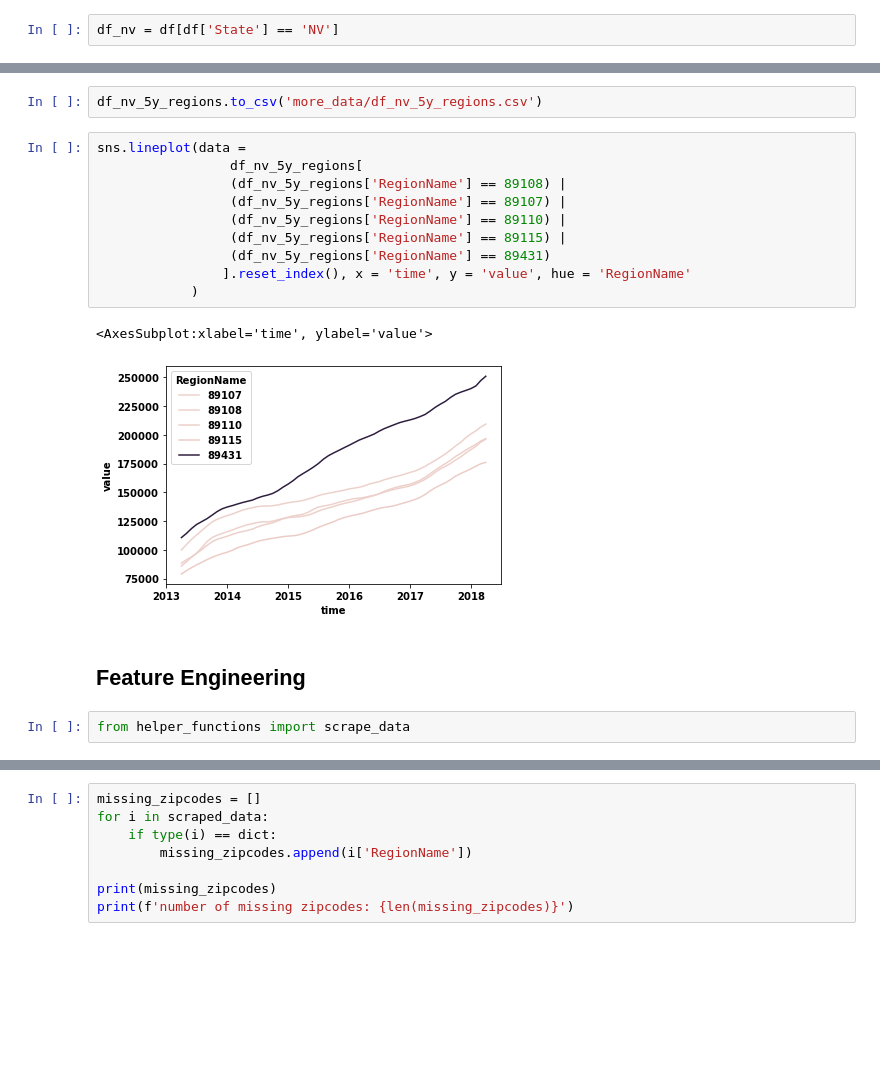
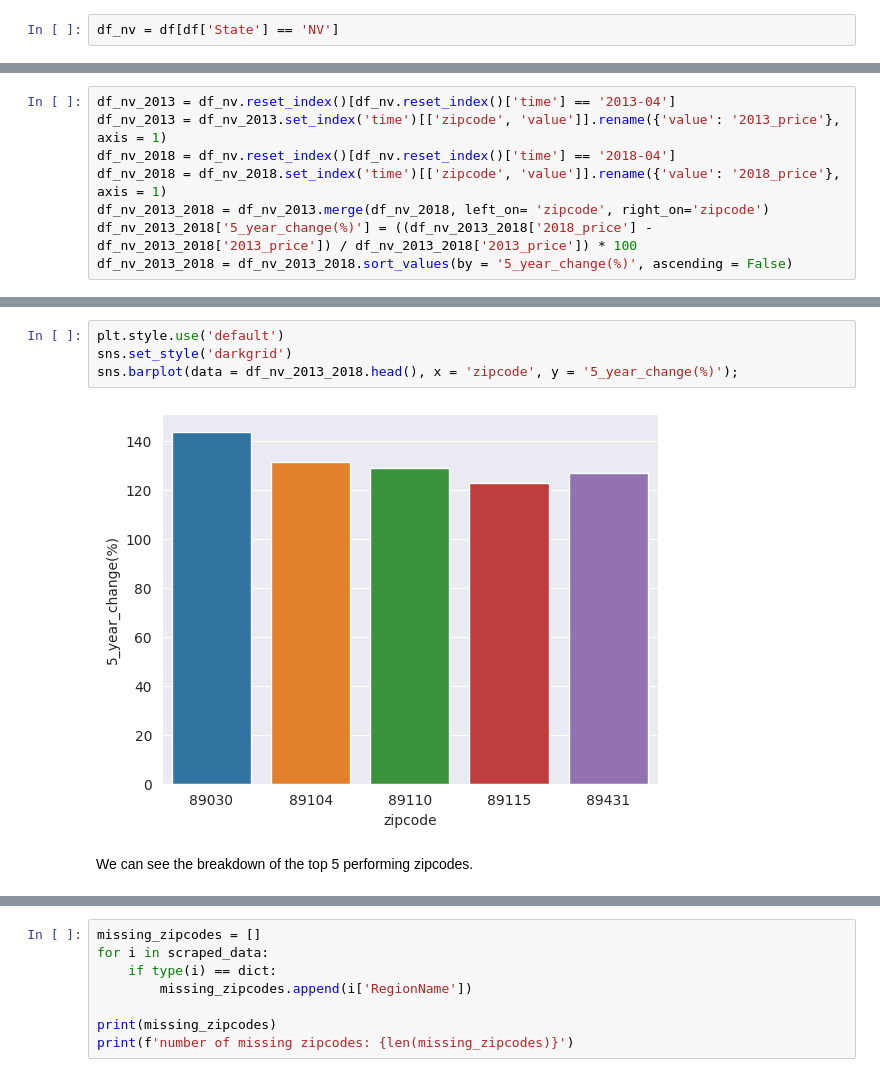
Before and after one commit to AbsIbs/nevada_time_series, a Jupyter notebook: main.ipynb, the cells around one changed output, grey strips where cells are left out. Drawn from its saved outputs; the diff is of its cells as text; blank space fills up the shorter version.

```diff
--- a/main.ipynb
+++ b/main.ipynb
@@ -344,0 +313,8 @@ df_nv_2013_2018['5_year_change(%)'] = ((df_nv_2013_2018['2018_price'] - df_nv_20
+# %%
+df_nv_2013 = df_nv.reset_index()[df_nv.reset_index()['time'] == '2013-04']
+df_nv_2013 = df_nv_2013.set_index('time')[['zipcode', 'value']].rename({'value': '2013_price'}, axis = 1)
+df_nv_2018 = df_nv.reset_index()[df_nv.reset_index()['time'] == '2018-04']
+df_nv_2018 = df_nv_2018.set_index('time')[['zipcode', 'value']].rename({'value': '2018_price'}, axis = 1)
+df_nv_2013_2018 = df_nv_2013.merge(df_nv_2018, left_on= 'zipcode', right_on='zipcode')
+df_nv_2013_2018['5_year_change(%)'] = ((df_nv_2013_2018['2018_price'] - df_nv_2013_2018['2013_price']) / df_nv_2013_2018['2013_price']) * 100
+df_nv_2013_2018 = df_nv_2013_2018.sort_values(by = '5_year_change(%)', ascending = False)
@@ -362,19 +339,8 @@ df_nv_5y_regions.head()
-# %%
-df_nv_5y_regions.to_csv('more_data/df_nv_5y_regions.csv')
-# %%
-sns.lineplot(data =
-                 df_nv_5y_regions[
-                 (df_nv_5y_regions['RegionName'] == 89108) |
-                 (df_nv_5y_regions['RegionName'] == 89107) |
-                 (df_nv_5y_regions['RegionName'] == 89110) |
-                 (df_nv_5y_regions['RegionName'] == 89115) |
-                 (df_nv_5y_regions['RegionName'] == 89431)
-                ].reset_index(), x = 'time', y = 'value', hue = 'RegionName'
-            )
-# %% [output]
-<AxesSubplot:xlabel='time', ylabel='value'>
-[figure, removed]
-# %% [markdown]
-## **Feature Engineering**
-# %%
-from helper_functions import scrape_data
+# %%
+plt.style.use('default')
+sns.set_style('darkgrid')
+sns.barplot(data = df_nv_2013_2018.head(), x = 'zipcode', y = '5_year_change(%)');
+# %% [output]
+[figure, added]
+# %% [markdown]
+We can see the breakdown of the top 5 performing zipcodes.
```
Also changed, not shown: parts of 65 cells of this notebook, 11 other files.
